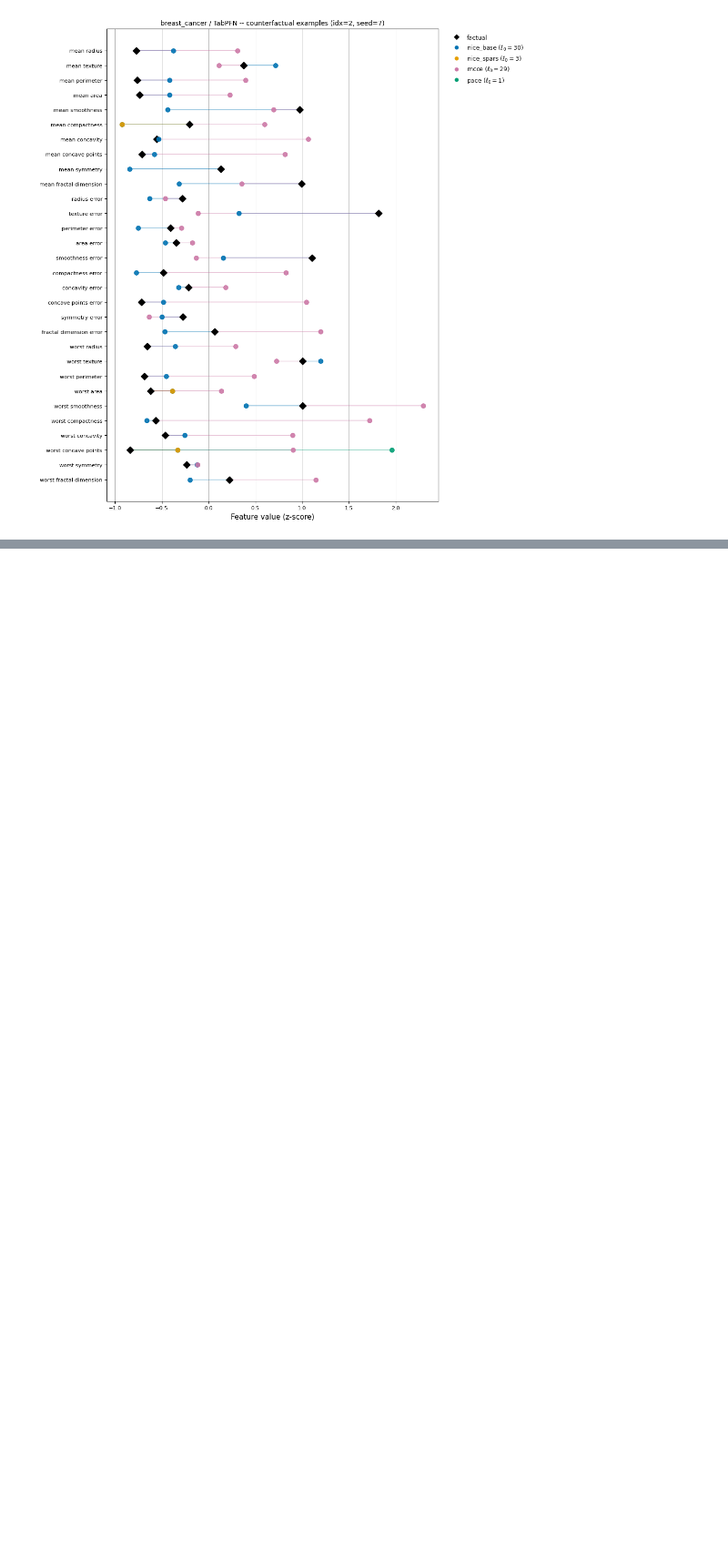
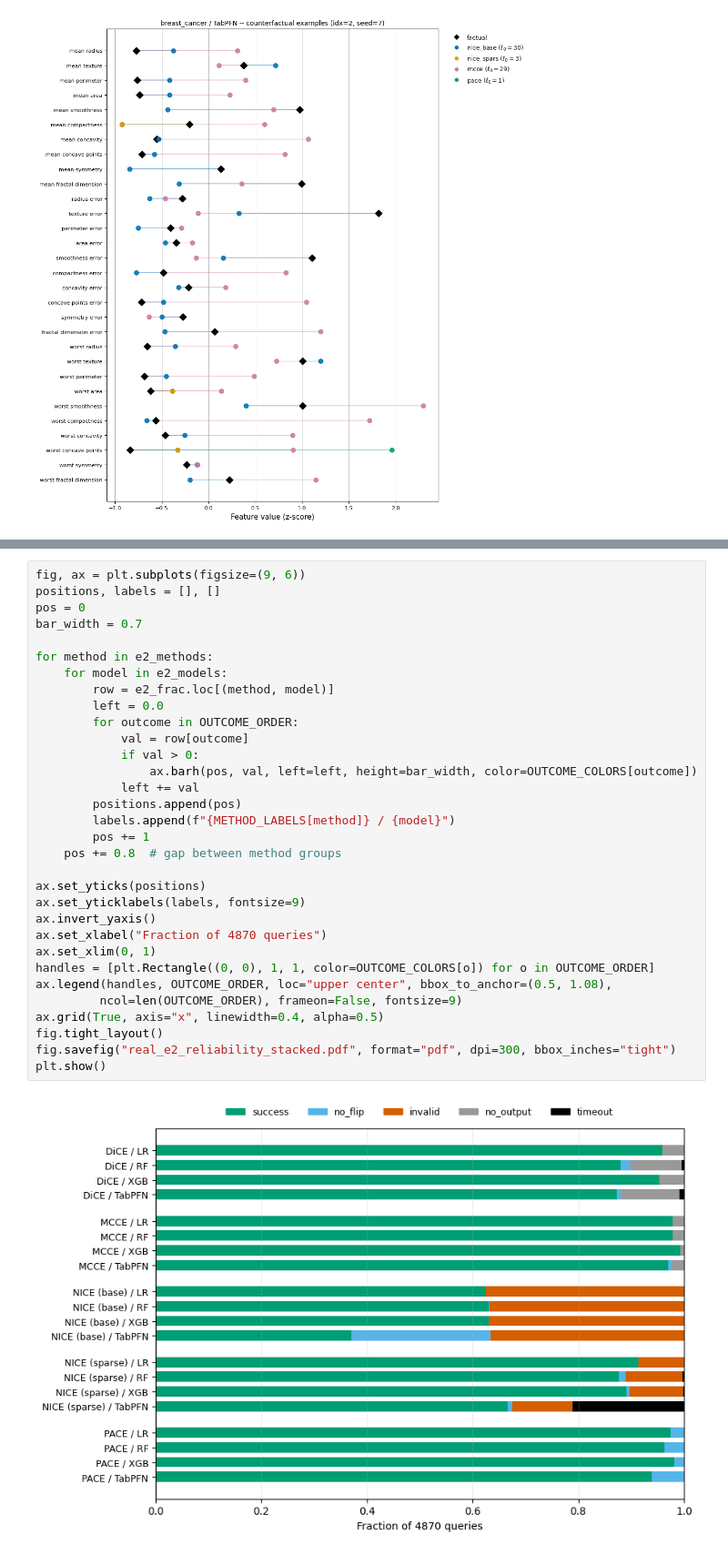
Before and after one commit to leonidaschristodoulou/cf-proposal, a Jupyter notebook: cfprop_analysis.ipynb, the cells around one changed output, grey strips where cells are left out. Shown at 91% size. Drawn from its saved outputs; the diff is of its cells as text; blank space fills up the shorter version.

```diff
--- a/cfprop_analysis.ipynb
+++ b/cfprop_analysis.ipynb
@@ -1473,0 +1551,34 @@ Skipped: [('dice', 'x_f/x_cf not a vector (E5b known gap)')]
+# %%
+fig, ax = plt.subplots(figsize=(9, 6))
+positions, labels = [], []
+pos = 0
+bar_width = 0.7
+
+for method in e2_methods:
+    for model in e2_models:
+        row = e2_frac.loc[(method, model)]
+        left = 0.0
+        for outcome in OUTCOME_ORDER:
+            val = row[outcome]
+            if val > 0:
+                ax.barh(pos, val, left=left, height=bar_width, color=OUTCOME_COLORS[outcome])
+            left += val
+        positions.append(pos)
+        labels.append(f"{METHOD_LABELS[method]} / {model}")
+        pos += 1
+    pos += 0.8  # gap between method groups
+
+ax.set_yticks(positions)
+ax.set_yticklabels(labels, fontsize=9)
+ax.invert_yaxis()
+ax.set_xlabel("Fraction of 4870 queries")
+ax.set_xlim(0, 1)
+handles = [plt.Rectangle((0, 0), 1, 1, color=OUTCOME_COLORS[o]) for o in OUTCOME_ORDER]
+ax.legend(handles, OUTCOME_ORDER, loc="upper center", bbox_to_anchor=(0.5, 1.08),
+         ncol=len(OUTCOME_ORDER), frameon=False, fontsize=9)
+ax.grid(True, axis="x", linewidth=0.4, alpha=0.5)
+fig.tight_layout()
+fig.savefig("real_e2_reliability_stacked.pdf", format="pdf", dpi=300, bbox_inches="tight")
+plt.show()
+# %% [output]
+[figure, added]
```
Also changed, not shown: parts of 5 cells of this notebook.
